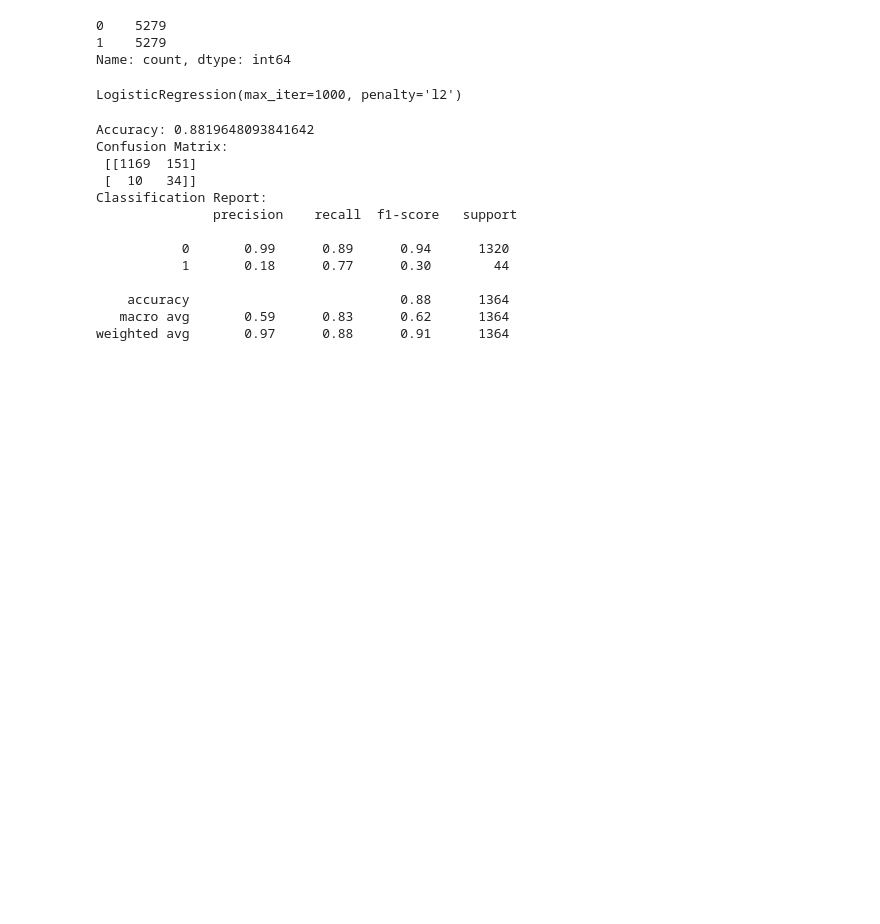
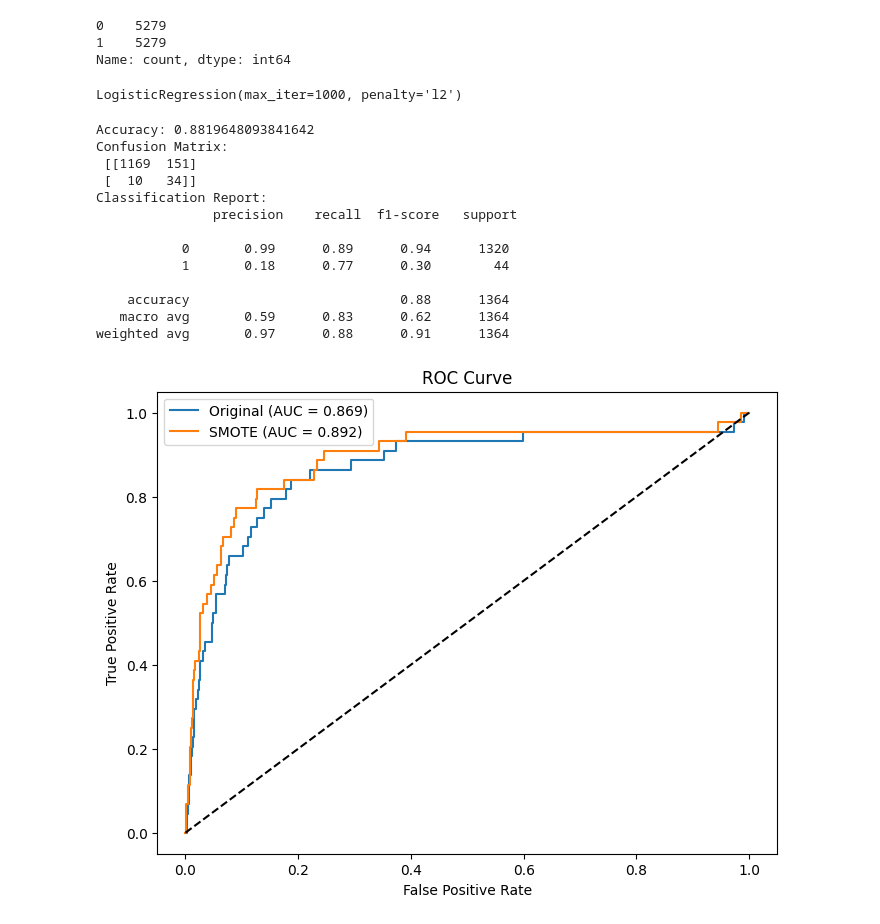
Before and after one commit to SLIIT-Y4S1-ORG/ML-IT4060-ASSIGNMENT01, a Jupyter notebook: Logistic_Regression/logistic_model.ipynb, the cells around one changed output. Drawn from its saved outputs; the diff is of its cells as text; code cells hidden in the pictures; blank space fills up the shorter version.

Commit message:
Evaluate Logistic Regression with SMOTE: plot ROC/PR curves, save models.

```diff
--- a/Logistic_Regression/logistic_model.ipynb
+++ b/Logistic_Regression/logistic_model.ipynb
@@ -143,3 +143,31 @@ Classification Report:
     accuracy                           0.88      1364
    macro avg       0.59      0.83      0.62      1364
 weighted avg       0.97      0.88      0.91      1364
+# %%
+from sklearn.metrics import roc_curve, roc_auc_score
+import matplotlib.pyplot as plt
+
+# Predict probabilities
+y_probs_orig = model.predict_proba(X_test_scaled)[:, 1]       # original model
+y_probs_smote = model_smote.predict_proba(X_test_scaled)[:, 1]  # SMOTE model
+
+# Compute ROC curves
+fpr_orig, tpr_orig, _ = roc_curve(y_test, y_probs_orig)
+fpr_smote, tpr_smote, _ = roc_curve(y_test, y_probs_smote)
+
+# Compute AUC
+auc_orig = roc_auc_score(y_test, y_probs_orig)
+auc_smote = roc_auc_score(y_test, y_probs_smote)
+
+# Plot
+plt.figure(figsize=(8,6))
+plt.plot(fpr_orig, tpr_orig, label=f'Original (AUC = {auc_orig:.3f})')
+plt.plot(fpr_smote, tpr_smote, label=f'SMOTE (AUC = {auc_smote:.3f})')
+plt.plot([0,1], [0,1], 'k--')  # random guess line
+plt.xlabel('False Positive Rate')
+plt.ylabel('True Positive Rate')
+plt.title('ROC Curve')
+plt.legend()
+plt.show()
+# %% [output]
+[figure, added]
```
Also changed, not shown: parts of 1 cell of this notebook.
